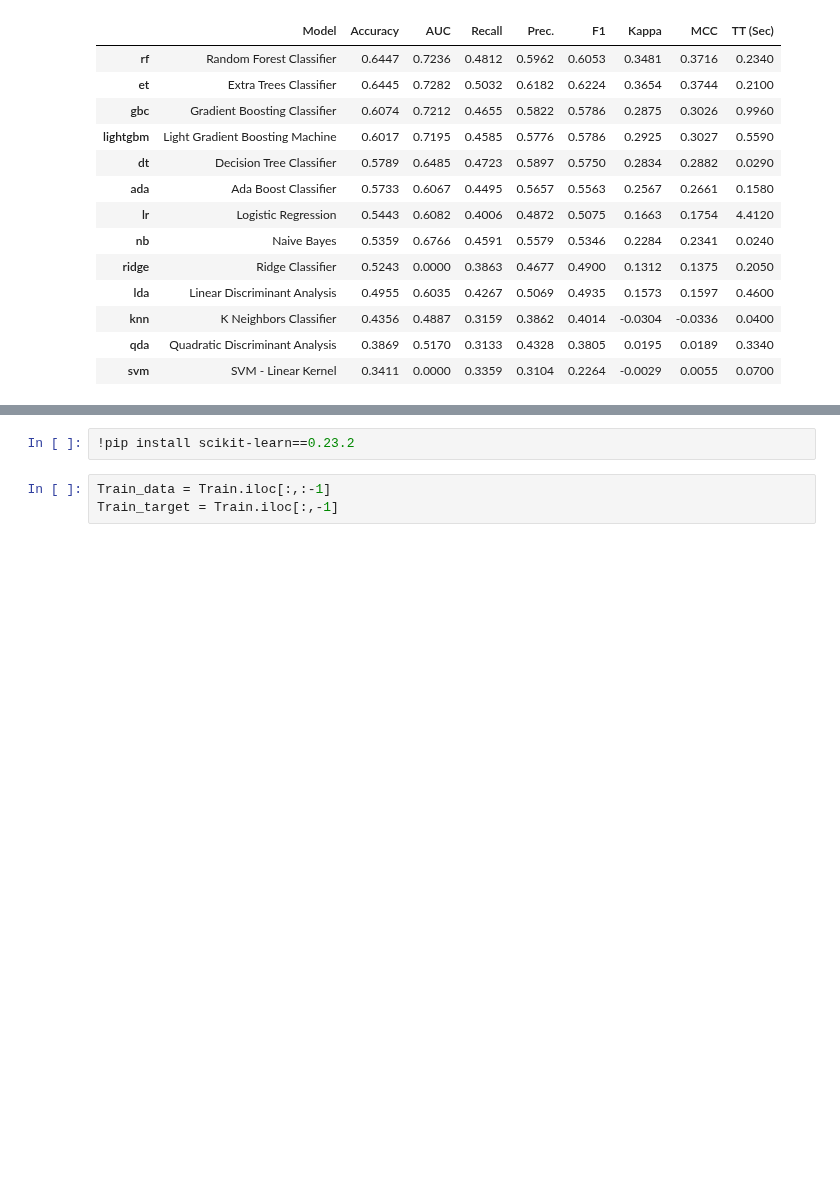
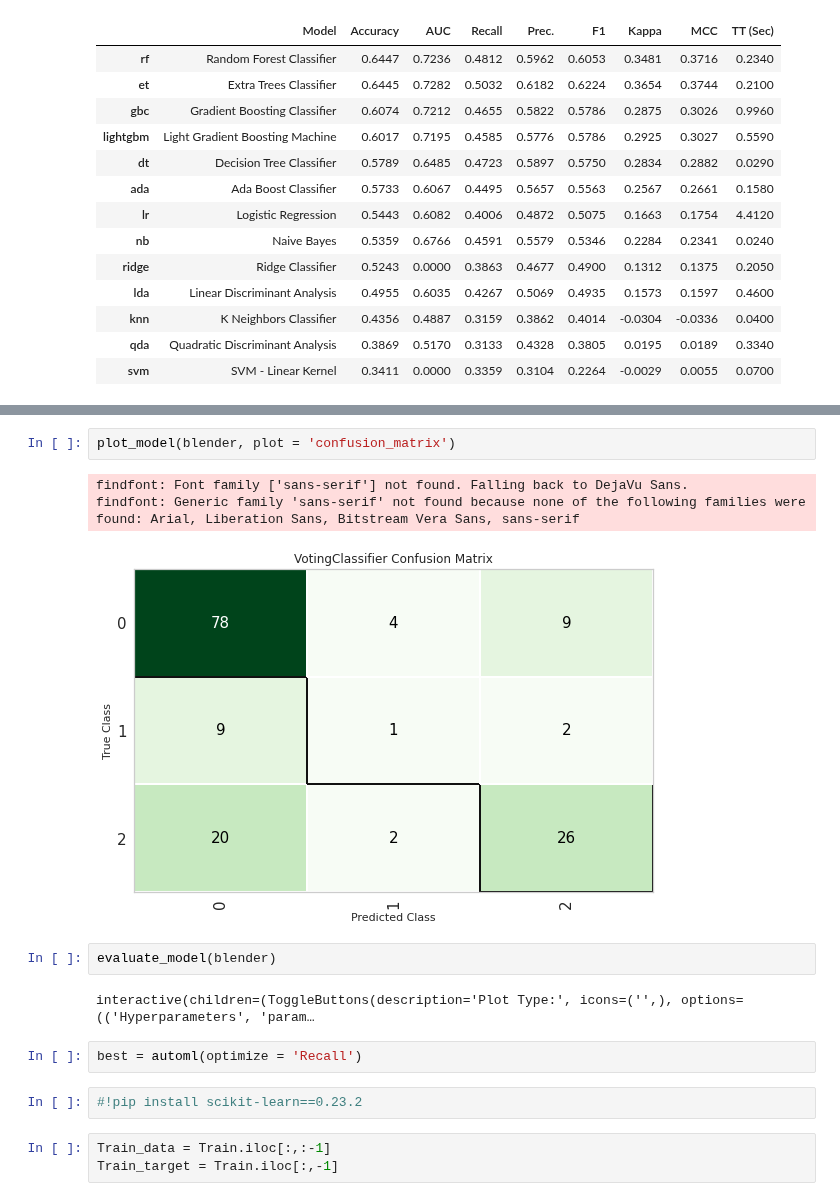
Before and after one commit to JannaW0402/Pump-it-Up, a Jupyter notebook: 869model.ipynb, the cells around one changed output, grey strips where cells are left out. Drawn from its saved outputs; the diff is of its cells as text; blank space fills up the shorter version.

```diff
--- a/869model.ipynb
+++ b/869model.ipynb
@@ -329,5 +345,17 @@ IntProgress(value=0, description='Processing: ', max=6)
+# %%
+plot_model(blender, plot = 'confusion_matrix')
+# %% [output]
+findfont: Font family ['sans-serif'] not found. Falling back to DejaVu Sans.
+findfont: Generic family 'sans-serif' not found because none of the following families were found: Arial, Liberation Sans, Bitstream Vera Sans, sans-serif
+[figure, added]
+# %%
+evaluate_model(blender)
+# %% [output]
+interactive(children=(ToggleButtons(description='Plot Type:', icons=('',), options=(('Hyperparameters', 'param…
+# %%
+best = automl(optimize = 'Recall')
 # %%
-!pip install scikit-learn==0.23.2
+#!pip install scikit-learn==0.23.2
 # %%
 Train_data = Train.iloc[:,:-1]
 Train_target = Train.iloc[:,-1]
```
Also changed, not shown: parts of 29 cells of this notebook.
